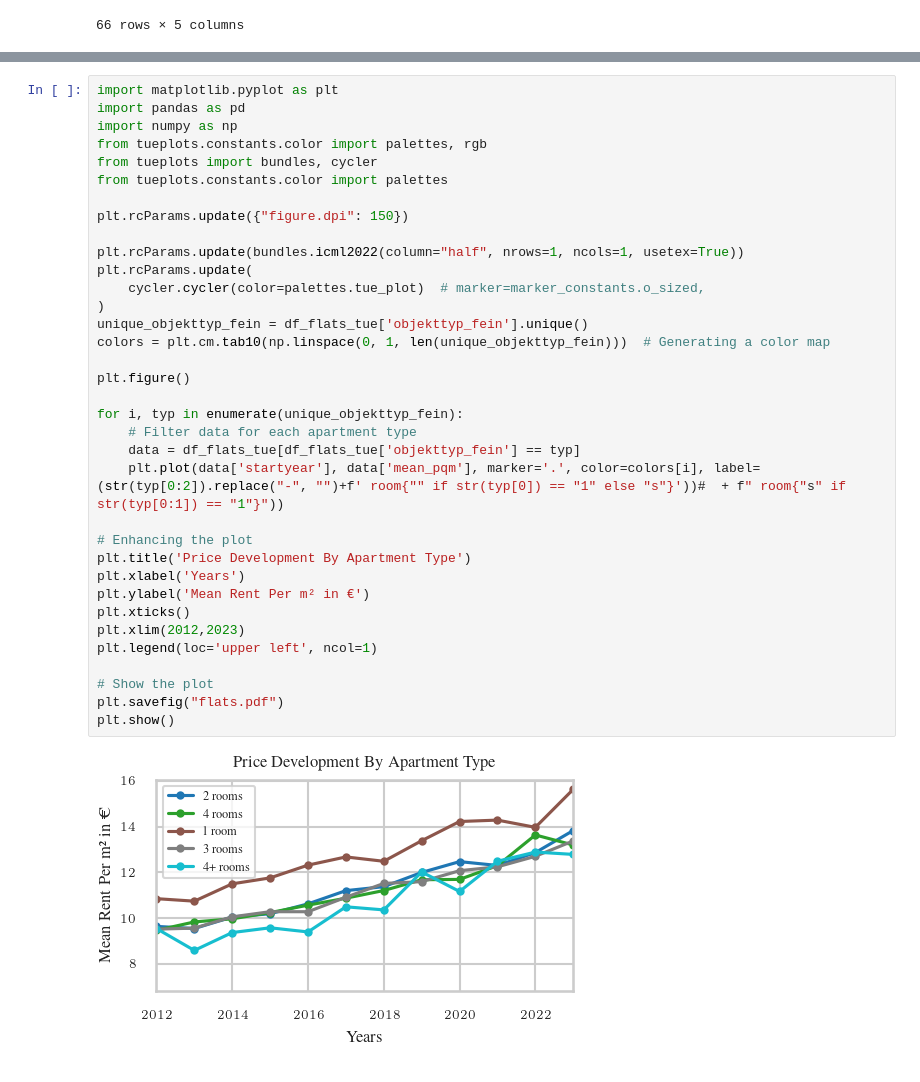
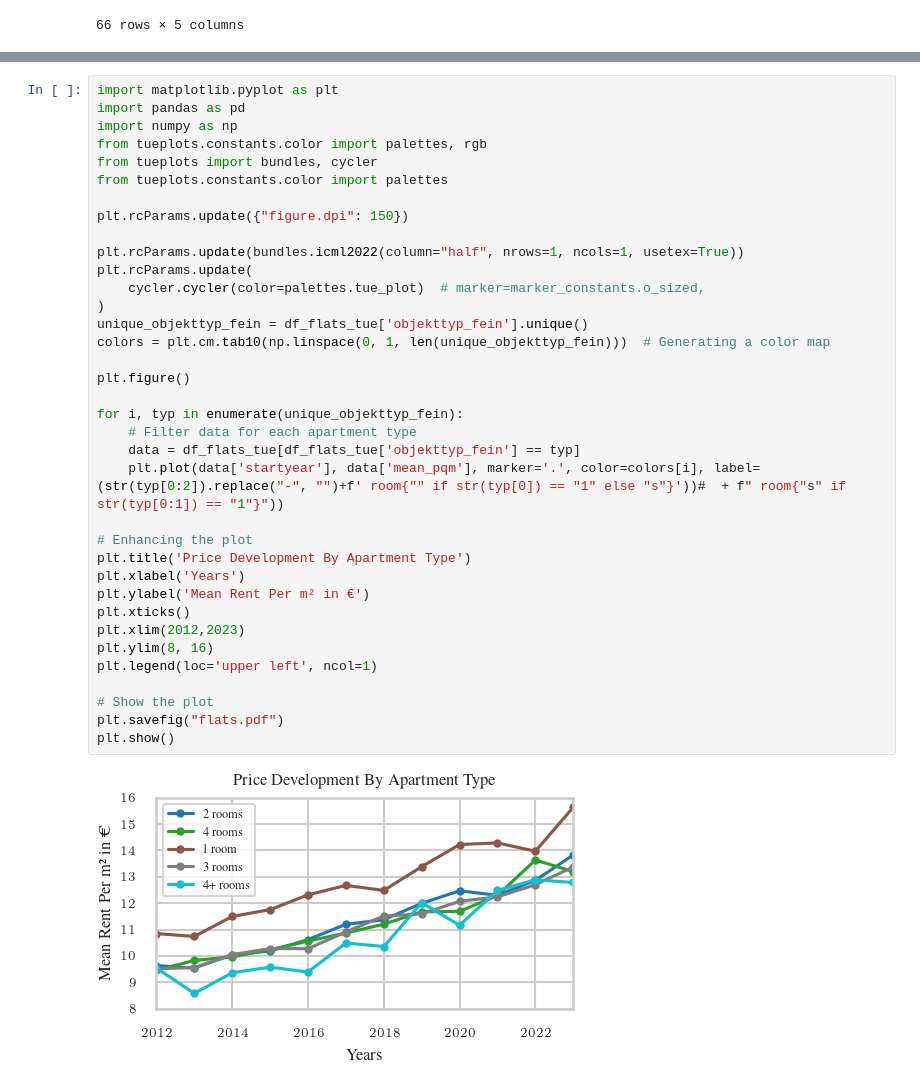
Before and after one commit to okihnjo/DataLiteracy, a Jupyter notebook: plots/flats.ipynb, the cells around one changed output, grey strips where cells are left out. Cells and saved outputs as stored; diff of their text form.

```diff
--- a/plots/flats.ipynb
+++ b/plots/flats.ipynb
@@ -223,31 +223,32 @@ from tueplots import bundles, cycler
 from tueplots.constants.color import palettes
 
 plt.rcParams.update({"figure.dpi": 150})
 
 plt.rcParams.update(bundles.icml2022(column="half", nrows=1, ncols=1, usetex=True))
 plt.rcParams.update(
     cycler.cycler(color=palettes.tue_plot)  # marker=marker_constants.o_sized,
 )
 unique_objekttyp_fein = df_flats_tue['objekttyp_fein'].unique()
 colors = plt.cm.tab10(np.linspace(0, 1, len(unique_objekttyp_fein)))  # Generating a color map
 
 plt.figure()
 
 for i, typ in enumerate(unique_objekttyp_fein):
     # Filter data for each apartment type
     data = df_flats_tue[df_flats_tue['objekttyp_fein'] == typ]
     plt.plot(data['startyear'], data['mean_pqm'], marker='.', color=colors[i], label=(str(typ[0:2]).replace("-", "")+f' room{"" if str(typ[0]) == "1" else "s"}'))#  + f" room{"s" if str(typ[0:1]) == "1"}"))
 
 # Enhancing the plot
 plt.title('Price Development By Apartment Type')
 plt.xlabel('Years')
 plt.ylabel('Mean Rent Per m² in €')
 plt.xticks()
 plt.xlim(2012,2023)
+plt.ylim(8, 16)
 plt.legend(loc='upper left', ncol=1)
 
 # Show the plot
 plt.savefig("flats.pdf")
 plt.show()
 # %% [output]
-[figure, old version]
+[figure, new version]
```
Also changed, not shown: parts of 5 cells of this notebook, 1 other file.
